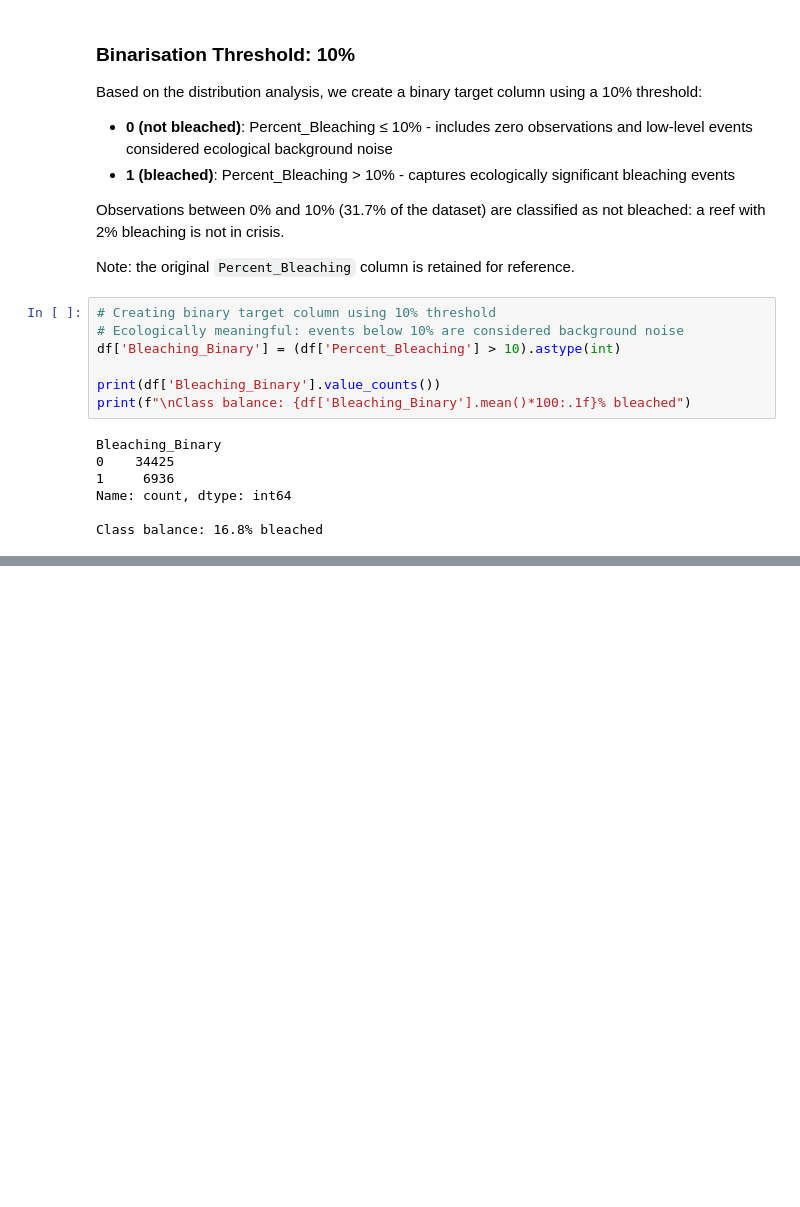
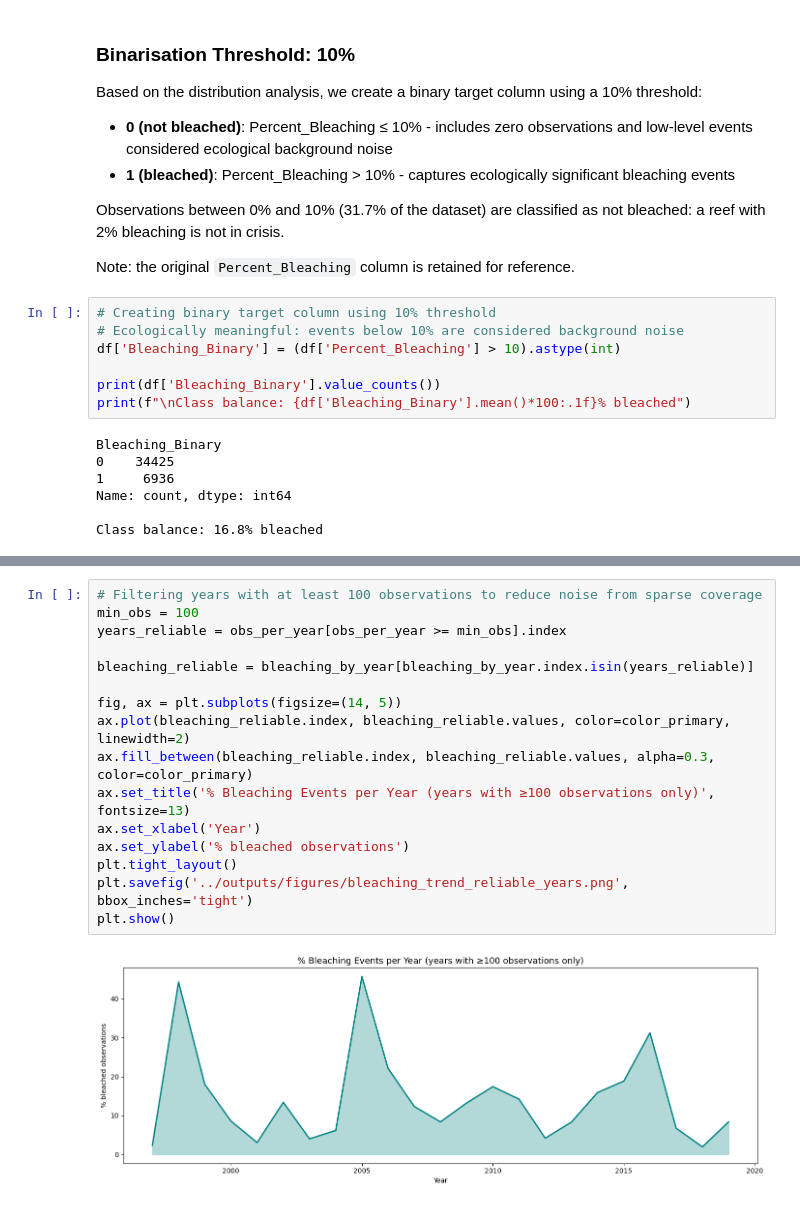
Before and after one commit to giulia-balducci/coral-bleaching-risk-analysis, a Jupyter notebook: notebooks/02_eda.ipynb, the cells around one changed output, grey strips where cells are left out. Saved outputs shown, nothing was run; the diff lists cells and outputs as text; blank space fills up the shorter version.

```diff
--- a/notebooks/02_eda.ipynb
+++ b/notebooks/02_eda.ipynb
@@ -230,0 +381,18 @@ Class balance: 16.8% bleached
+# %%
+# Filtering years with at least 100 observations to reduce noise from sparse coverage
+min_obs = 100
+years_reliable = obs_per_year[obs_per_year >= min_obs].index
+
+bleaching_reliable = bleaching_by_year[bleaching_by_year.index.isin(years_reliable)]
+
+fig, ax = plt.subplots(figsize=(14, 5))
+ax.plot(bleaching_reliable.index, bleaching_reliable.values, color=color_primary, linewidth=2)
+ax.fill_between(bleaching_reliable.index, bleaching_reliable.values, alpha=0.3, color=color_primary)
+ax.set_title('% Bleaching Events per Year (years with ≥100 observations only)', fontsize=13)
+ax.set_xlabel('Year')
+ax.set_ylabel('% bleached observations')
+plt.tight_layout()
+plt.savefig('../outputs/figures/bleaching_trend_reliable_years.png', bbox_inches='tight')
+plt.show()
+# %% [output]
+[figure, added]
```
Also changed, not shown: parts of 13 cells of this notebook.
